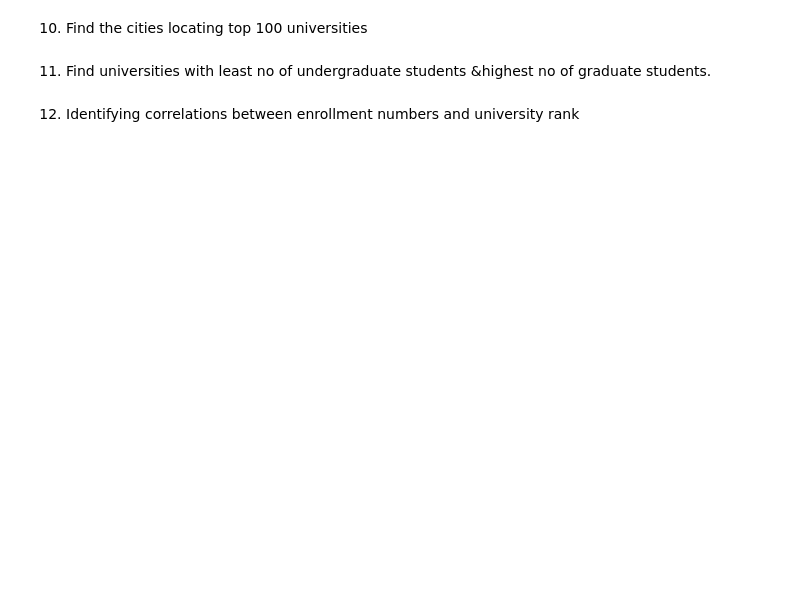
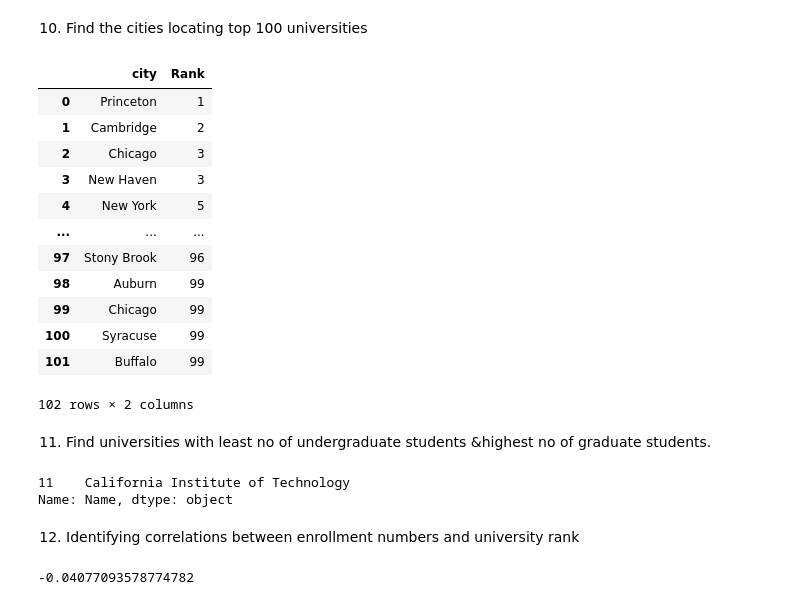
Before and after one commit to subhiksha9/DataAnalysisLab, a Jupyter notebook: National_Universities.ipynb, the cells around one changed output. Drawn from its saved outputs; the diff is of its cells as text; code cells hidden in the pictures; blank space fills up the shorter version.

```diff
--- a/National_Universities.ipynb
+++ b/National_Universities.ipynb
@@ -212,6 +270,34 @@ df[(i>15000)& (df['Rank']>120) & (df['Rank']<170)|(o>15000)& (df['Rank']>120) &
 # %% [markdown]
 10.	Find the cities locating top 100 universities
+# %%
+df[df['Rank']<=100][['city','Rank']]
+# %% [output]
+|  | city | Rank |
+| 0 | Princeton | 1 |
+| 1 | Cambridge | 2 |
+| 2 | Chicago | 3 |
+| 3 | New Haven | 3 |
+| 4 | New York | 5 |
+| ... | ... | ... |
+| 97 | Stony Brook | 96 |
+| 98 | Auburn | 99 |
+| 99 | Chicago | 99 |
+| 100 | Syracuse | 99 |
+| 101 | Buffalo | 99 |
+102 rows × 2 columns
 # %% [markdown]
 11.	Find universities with least no of undergraduate students &highest no of graduate students.
+# %%
+temp=min(df['Undergrad Enrollment'])
+df[df['Undergrad Enrollment']==temp]['Name']
+# %% [output]
+11    California Institute of Technology
+Name: Name, dtype: object
 # %% [markdown]
 12.	Identifying correlations between enrollment numbers and university rank
+# %%
+df['Undergrad Enrollment']=df['Undergrad Enrollment'].str.replace(",","")
+df['Undergrad Enrollment']= df['Undergrad Enrollment'].astype(float)
+df['Undergrad Enrollment'].corr(df['Rank'])
+# %% [output]
+-0.04077093578774782
```
Also changed, not shown: parts of 8 cells of this notebook.
